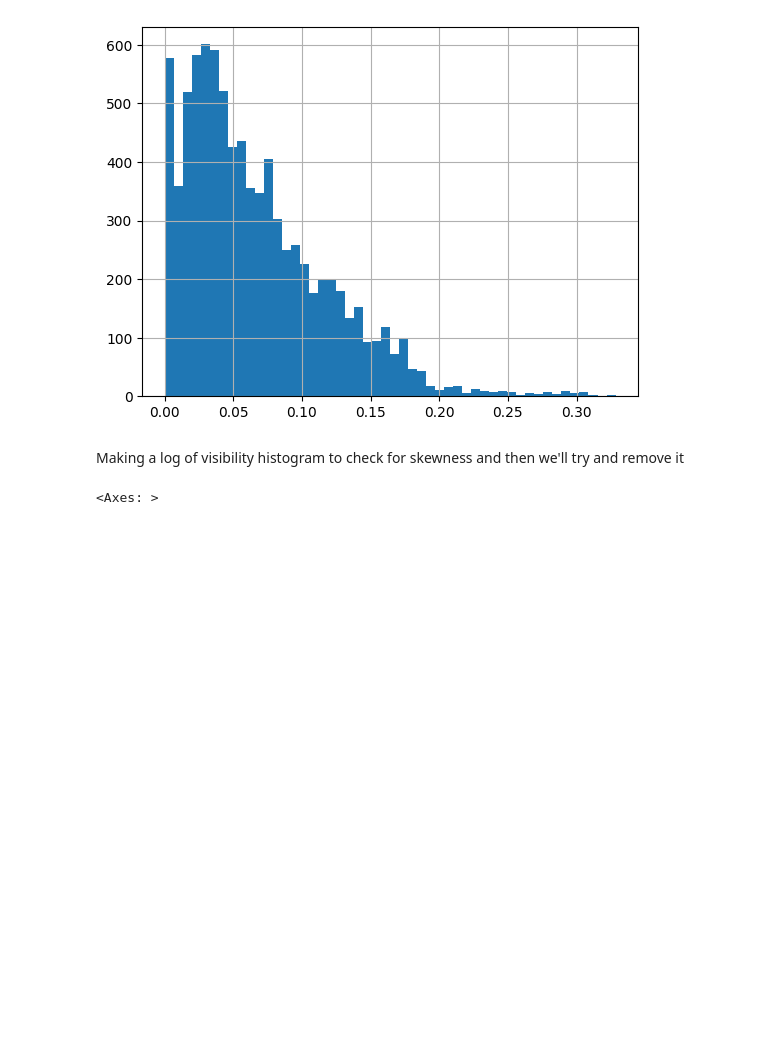
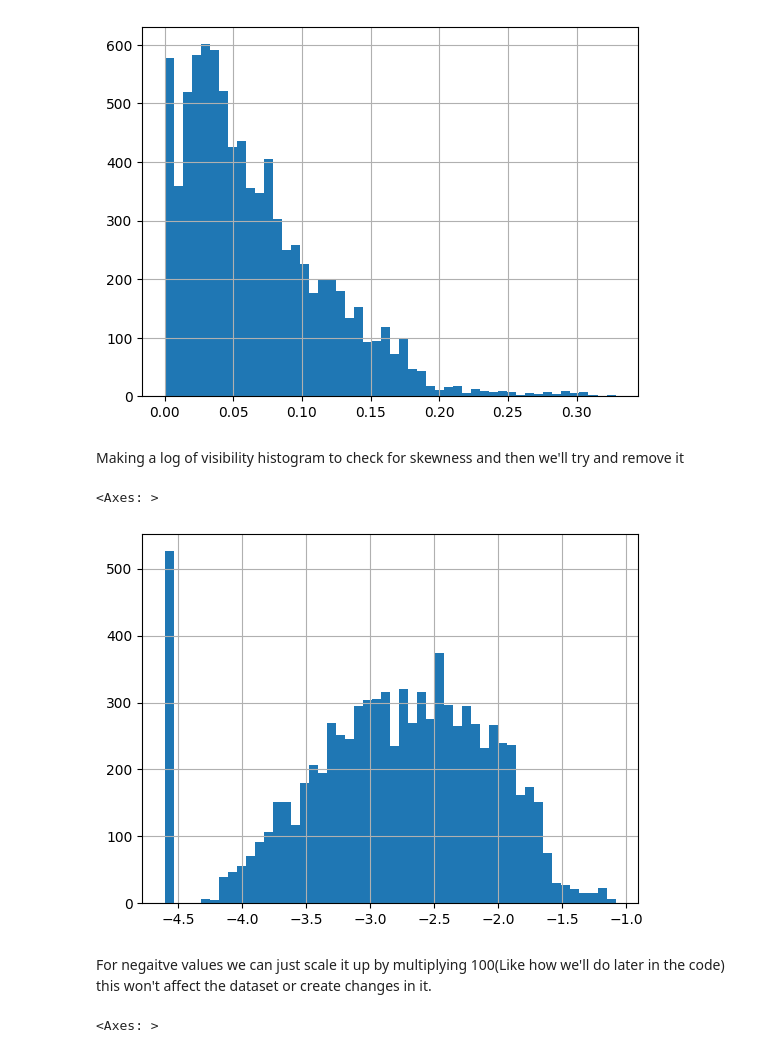
Before and after one commit to its-relative/ML-projects-Repo, a Jupyter notebook: Big mart Sales/1. Feature_transformation.ipynb, the cells around one changed output. Saved outputs shown, nothing was run; the diff lists cells and outputs as text; code cells hidden in the pictures; blank space fills up the shorter version.

Commit message:
checked for 0.01 + val in order of 0.01 works for log transformation. It does

```diff
--- a/Big mart Sales/1. Feature_transformation.ipynb
+++ b/Big mart Sales/1. Feature_transformation.ipynb
@@ -71,6 +71,16 @@ df["Item_Visibility"].hist(bins=50)
 [figure]
 # %% [markdown]
 Making a log of visibility histogram to check for skewness and then we'll try and remove it
+# %%
+# Checking whther putting + value with same granuality works with log works or not.
+# looks like it does but values are still negative
+new_skew_check = np.log(df["Item_Visibility"]+0.01)
+new_skew_check.hist(bins = 50)
+# %% [output]
+<Axes: >
+[figure, added]
+# %% [markdown]
+For negaitve values we can just scale it up by multiplying 100(Like how we'll do later in the code) this won't affect the dataset or create changes in it.
 # %%
 check_skew_itmvisi = np.log(df["Item_Visibility"]+0.1)
 check_skew_itmvisi.hist(bins=50)
```
Also changed, not shown: parts of 1 cell of this notebook.
